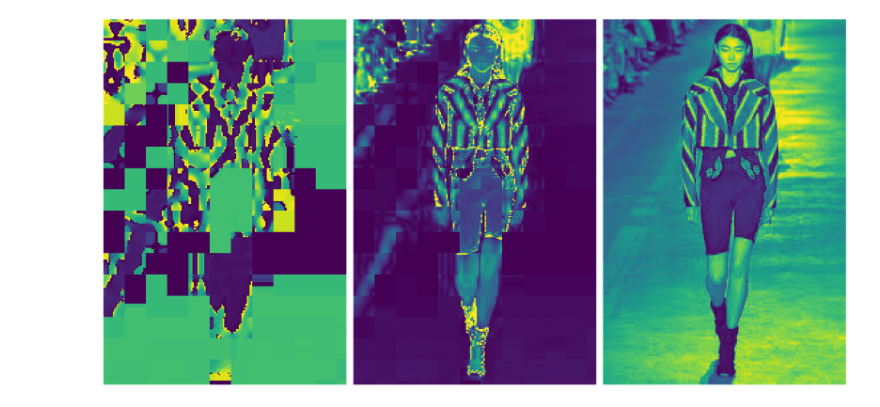
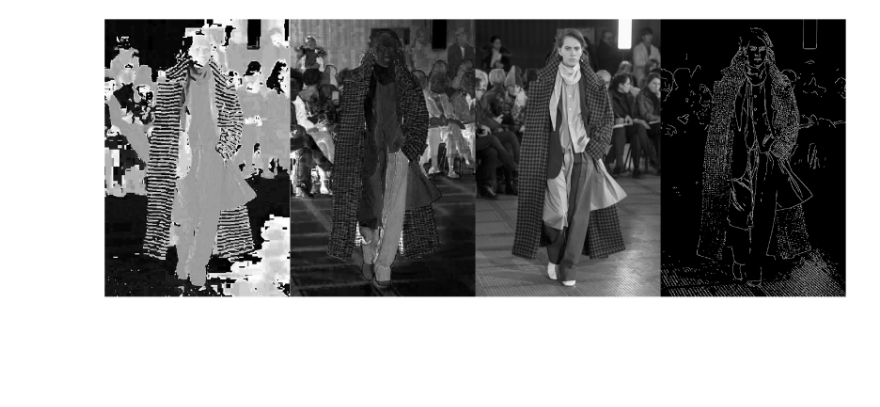
Before and after one commit to kevinko1788/TrendingColor, a Jupyter notebook: trendingcolor.ipynb, the cells around one changed output. Saved outputs shown, nothing was run; the diff lists cells and outputs as text; code cells hidden in the pictures; blank space fills up the shorter version.

```diff
--- a/trendingcolor.ipynb
+++ b/trendingcolor.ipynb
@@ -58,10 +58,9 @@ def edge_detect(img_BGR,th_low,th_high):
 
 
 
-    edges = cv2.Canny(img_BGR,100,200)
-    plt.imshow(edges, cmap ='gray')
-    plt.show()
-#     return edges
+    edges = cv2.Canny(img_BGR,th_low,th_high)
+
+    return edges
 
 
 
@@ -93,28 +105,21 @@ def edge_detect(img_BGR,th_low,th_high):
 # %%
-def convert_hsv(img_BGR):
-    hsv = cv2.cvtColor(img_BGR,cv2.COLOR_BGR2HSV)
-    h = hsv[:,:,0]
-    s = hsv[:,:,1]
-    v = hsv[:,:,2]
-    hsv_list =[]
-    hsv_list.append(h)
-    hsv_list.append(s)
-    hsv_list.append(v)
-    fig, axs = plt.subplots(1,len(hsv_list), figsize=(60,30))
-    fig.subplots_adjust(hspace= .2, wspace = .001)
-    axs = axs.ravel()
-    for i in range(len(hsv_list)):
-        image = hsv_list[i]
-        axs[i].axis('off')
-        axs[i].imshow(image)
+img_BGR = cv2.imread("9.jpg")
+display_list = convert_hsv(img_BGR)
+# img_RGB = cv2.cvtColor(img_BGR, cv2.COLOR_BGR2RGB)
+# img_holder = img_RGB
+edges = edge_detect(img_BGR,150,170)
+display_list.append(edges)
+
+#display samples
+fig, axs = plt.subplots(1,len(display_list), figsize=(60,30))
+fig.subplots_adjust(hspace= .2, wspace = .001)
+axs = axs.ravel()
+for i in range(len(display_list)):
+    image = display_list[i]
+    axs[i].axis('off')
+    axs[i].imshow(image,cmap='gray')
+# %% [output]
+[figure, added]
-# %%
-img_BGR = cv2.imread("8.jpg")
-convert_hsv(img_BGR)
-# img_RGB = cv2.cvtColor(img_BGR, cv2.COLOR_BGR2RGB)
-# img_holder = img_RGB
-# edges = edge_detect(img_BGR,100,150)
-# %% [output]
-[figure, removed]
 # %%
 image_list = []
 image_name = []
```
Also changed, not shown: parts of 2 cells of this notebook.
